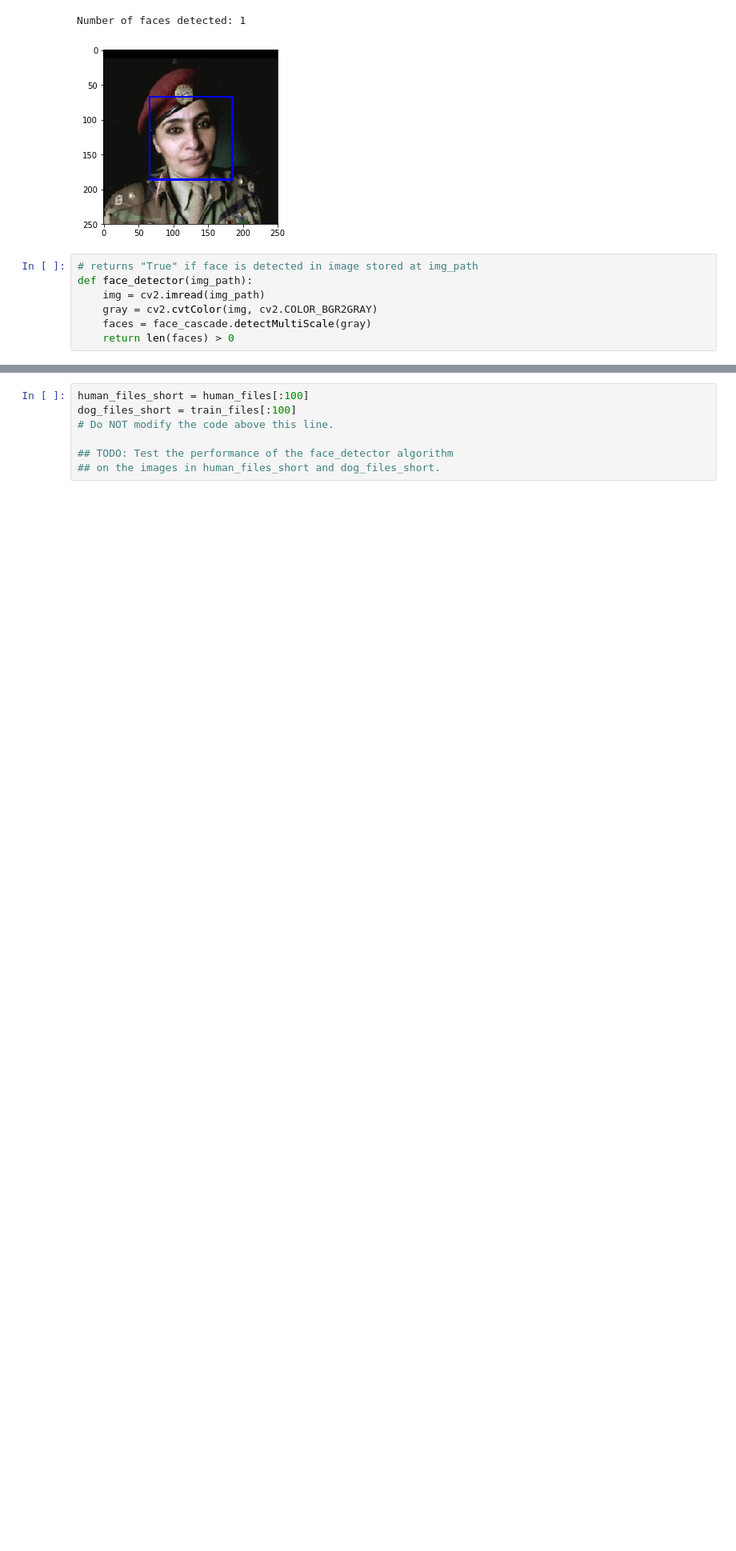
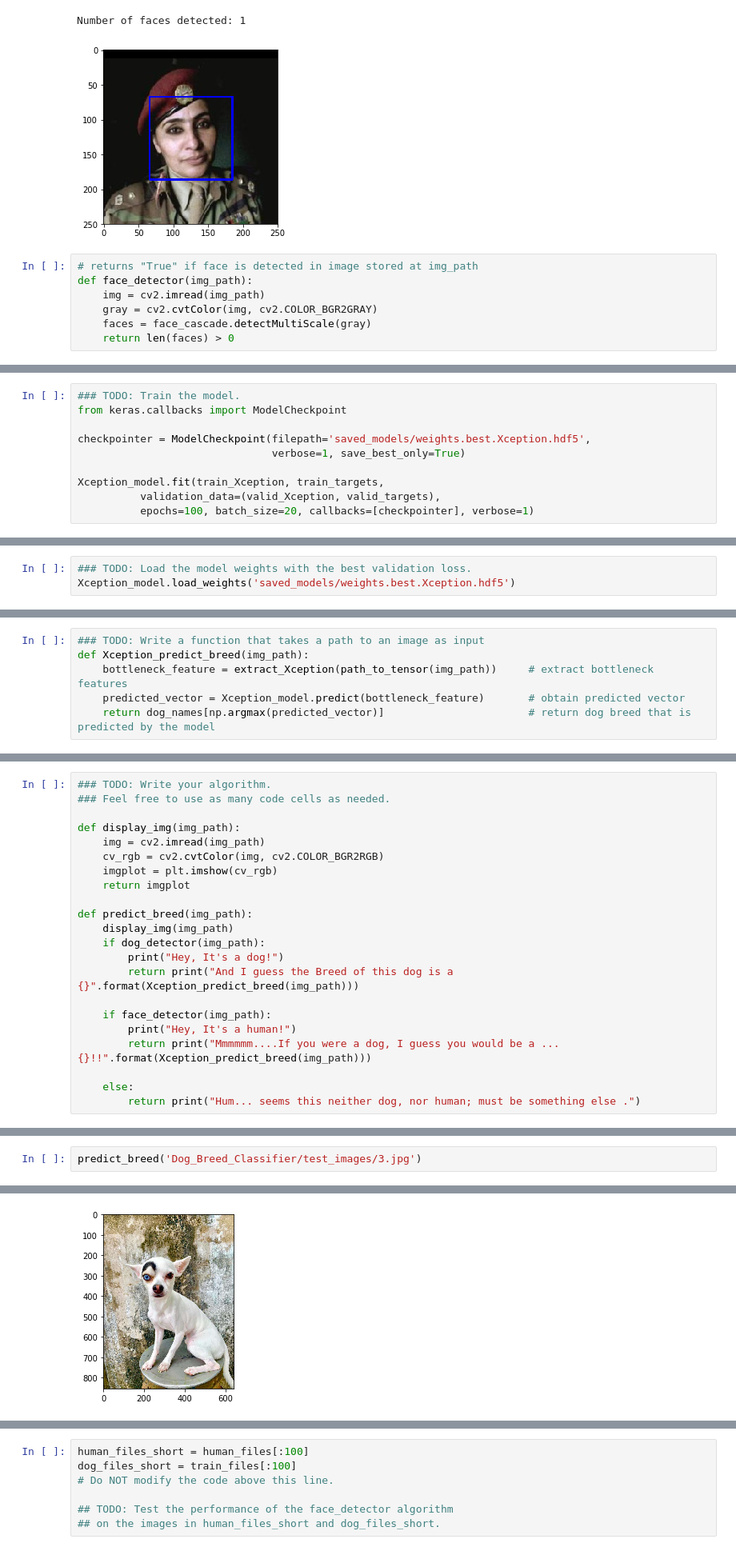
Before and after one commit to amrudesh1/Dog_Breed_Classifier, a Jupyter notebook: dog_app.ipynb, the cells around one changed output, grey strips where cells are left out. Shown at 80% size. Drawn from its saved outputs; the diff is of its cells as text; blank space fills up the shorter version.

```diff
--- a/dog_app.ipynb
+++ b/dog_app.ipynb
@@ -164,0 +664,10 @@ __Answer:__
+# %%
+### TODO: Train the model.
+from keras.callbacks import ModelCheckpoint
+
+checkpointer = ModelCheckpoint(filepath='saved_models/weights.best.Xception.hdf5',
+                               verbose=1, save_best_only=True)
+
+Xception_model.fit(train_Xception, train_targets,
+          validation_data=(valid_Xception, valid_targets),
+          epochs=100, batch_size=20, callbacks=[checkpointer], verbose=1)
@@ -164,0 +695,3 @@ __Answer:__
+# %%
+### TODO: Load the model weights with the best validation loss.
+Xception_model.load_weights('saved_models/weights.best.Xception.hdf5')
@@ -164,0 +724,6 @@ __Answer:__
+# %%
+### TODO: Write a function that takes a path to an image as input
+def Xception_predict_breed(img_path):
+    bottleneck_feature = extract_Xception(path_to_tensor(img_path))     # extract bottleneck features
+    predicted_vector = Xception_model.predict(bottleneck_feature)       # obtain predicted vector
+    return dog_names[np.argmax(predicted_vector)]                       # return dog breed that is predicted by the model
@@ -164,0 +748,22 @@ __Answer:__
+# %%
+### TODO: Write your algorithm.
+### Feel free to use as many code cells as needed.
+
+def display_img(img_path):
+    img = cv2.imread(img_path)
+    cv_rgb = cv2.cvtColor(img, cv2.COLOR_BGR2RGB)
+    imgplot = plt.imshow(cv_rgb)
+    return imgplot
+
+def predict_breed(img_path):
+    display_img(img_path)
+    if dog_detector(img_path):
+        print("Hey, It's a dog!")
+        return print("And I guess the Breed of this dog is a {}".format(Xception_predict_breed(img_path)))
+
+    if face_detector(img_path):
+        print("Hey, It's a human!")
+        return print("Mmmmmm....If you were a dog, I guess you would be a ... {}!!".format(Xception_predict_breed(img_path)))
+
+    else:
+        return print("Hum... seems this neither dog, nor human; must be something else .")
@@ -164,0 +842,3 @@ __Answer:__
+# %%
+predict_breed('Dog_Breed_Classifier/test_images/3.jpg')
+# %% [output]
@@ -164,0 +849 @@ __Answer:__
+[figure, added]
```
Also changed, not shown: parts of 93 cells of this notebook, 1 other file.
